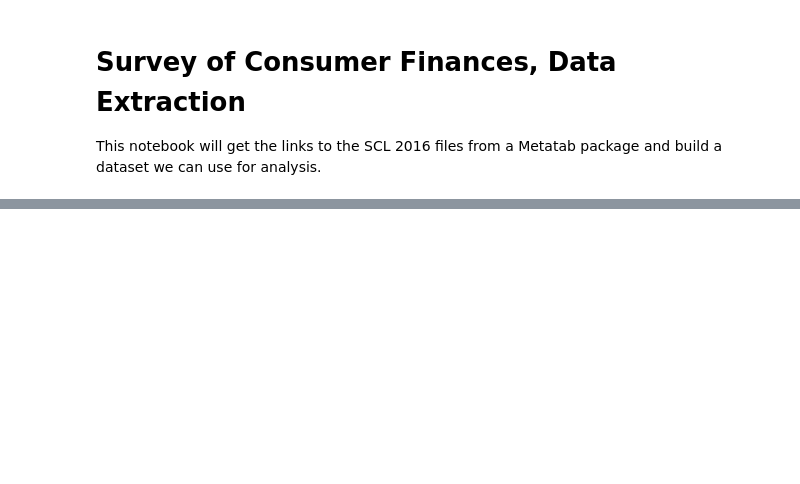
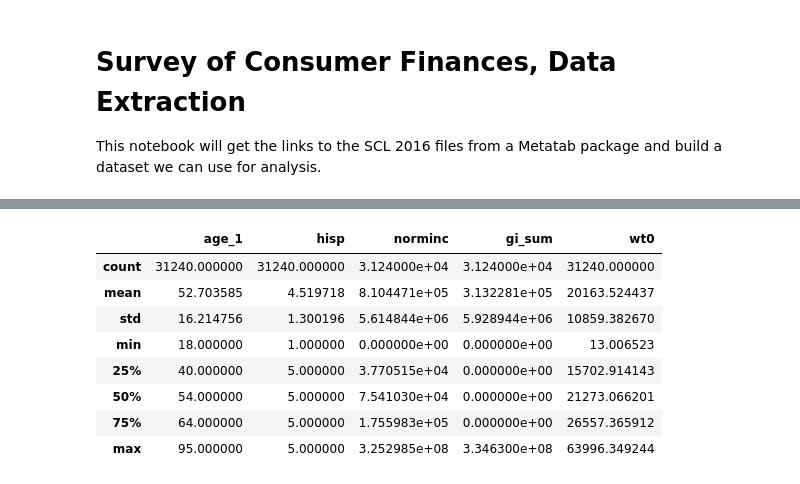
Before and after one commit to metatab-packages/federalreserve.gov-consumer_finances-2016-inherit, a Jupyter notebook: notebooks/Extract.ipynb, the cells around one changed output, grey strips where cells are left out. Cells and saved outputs as stored; diff of their text form; code cells hidden in the pictures; blank space fills up the shorter version.

```diff
--- a/notebooks/Extract.ipynb
+++ b/notebooks/Extract.ipynb
@@ -174,0 +283,13 @@ df.to_csv('../data/inherit_scf_16.csv', index=False)
+# %%
+cols = ['age_1','race','hisp','norminc', 'gi_sum','wt0']
+df16[cols].describe()
+# %% [output]
+|  | age_1 | hisp | norminc | gi_sum | wt0 |
+| count | 31240.000000 | 31240.000000 | 3.124000e+04 | 3.124000e+04 | 31240.000000 |
+| mean | 52.703585 | 4.519718 | 8.104471e+05 | 3.132281e+05 | 20163.524437 |
+| std | 16.214756 | 1.300196 | 5.614844e+06 | 5.928944e+06 | 10859.382670 |
+| min | 18.000000 | 1.000000 | 0.000000e+00 | 0.000000e+00 | 13.006523 |
+| 25% | 40.000000 | 5.000000 | 3.770515e+04 | 0.000000e+00 | 15702.914143 |
+| 50% | 54.000000 | 5.000000 | 7.541030e+04 | 0.000000e+00 | 21273.066201 |
+| 75% | 64.000000 | 5.000000 | 1.755983e+05 | 0.000000e+00 | 26557.365912 |
+| max | 95.000000 | 5.000000 | 3.252985e+08 | 3.346300e+08 | 63996.349244 |
```
Also changed, not shown: parts of 13 cells of this notebook, 6 other files.
